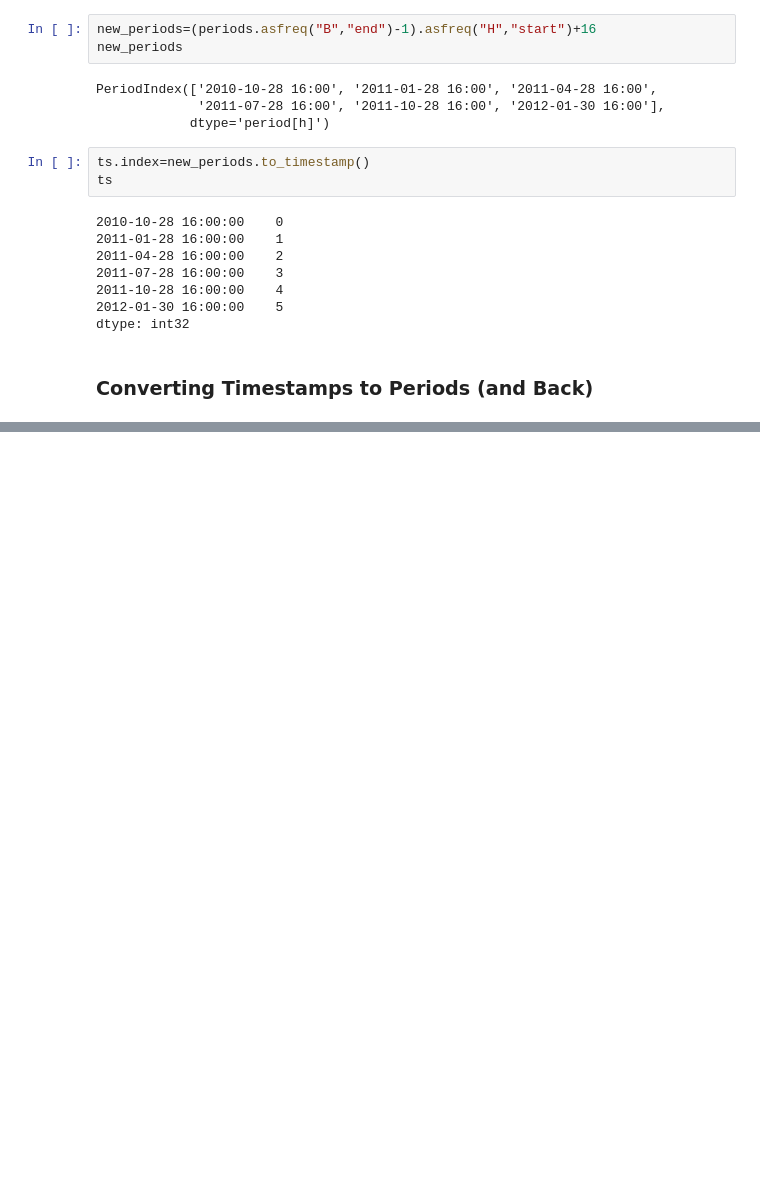
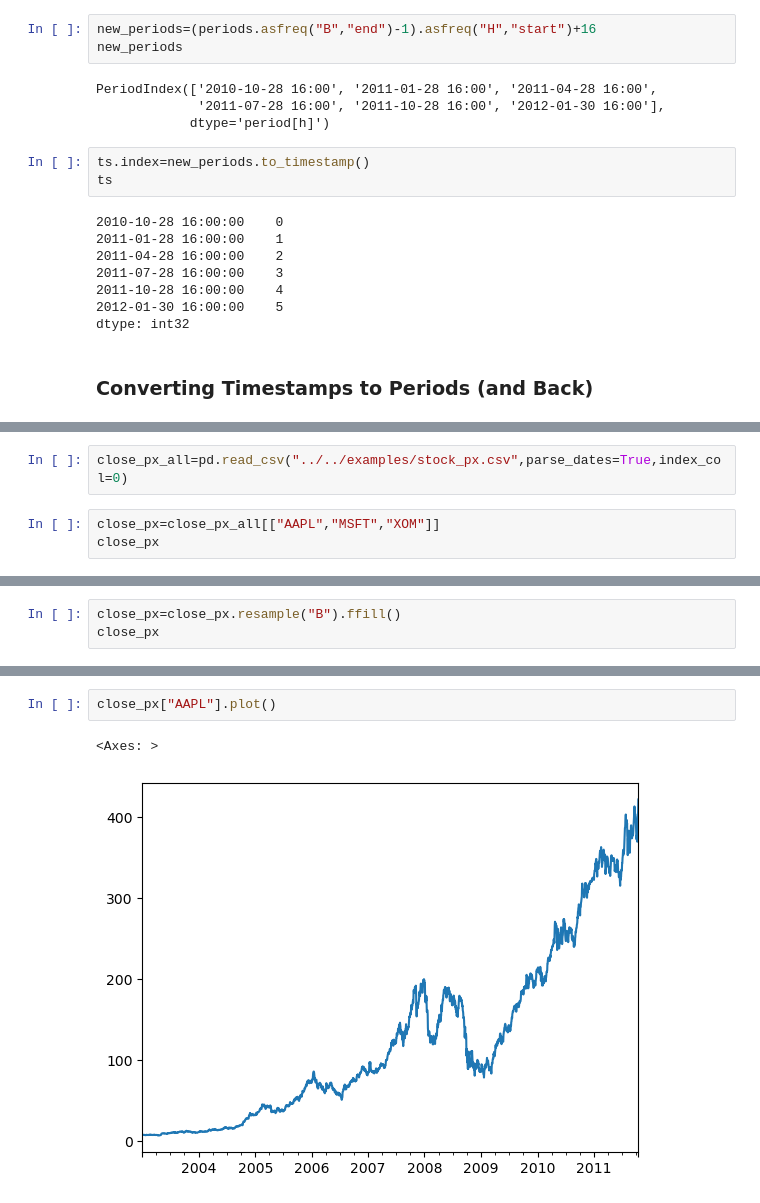
Before and after one commit to karimhbadr1/pydata-book, a Jupyter notebook: Karim/Ch11/Chapter11.ipynb, the cells around one changed output, grey strips where cells are left out. Cells and saved outputs as stored; diff of their text form; blank space fills up the shorter version.

```diff
--- a/Karim/Ch11/Chapter11.ipynb
+++ b/Karim/Ch11/Chapter11.ipynb
@@ -1137,0 +1632,5 @@ dtype: int32
+# %%
+close_px_all=pd.read_csv("../../examples/stock_px.csv",parse_dates=True,index_col=0)
+# %%
+close_px=close_px_all[["AAPL","MSFT","XOM"]]
+close_px
@@ -1137,0 +1651,3 @@ dtype: int32
+# %%
+close_px=close_px.resample("B").ffill()
+close_px
@@ -1137,0 +1668,5 @@ dtype: int32
+# %%
+close_px["AAPL"].plot()
+# %% [output]
+<Axes: >
+[figure, added]
```
Also changed, not shown: parts of 117 cells of this notebook.
